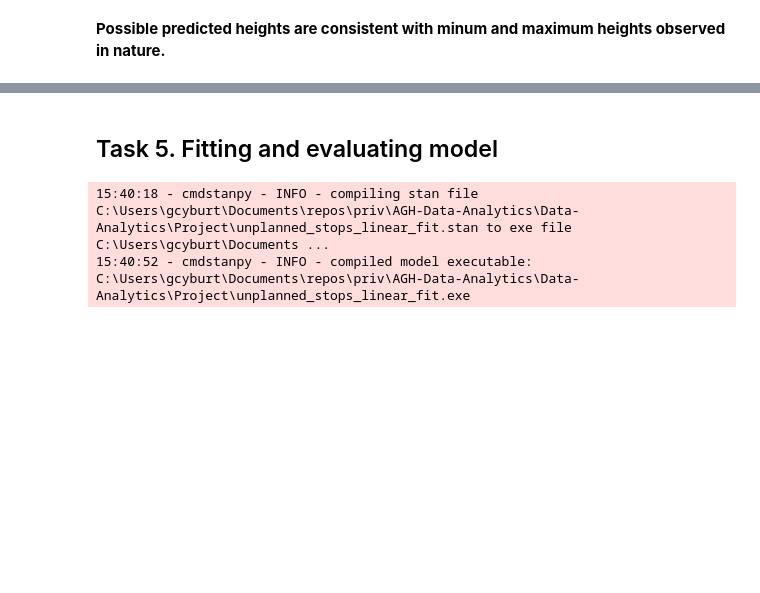
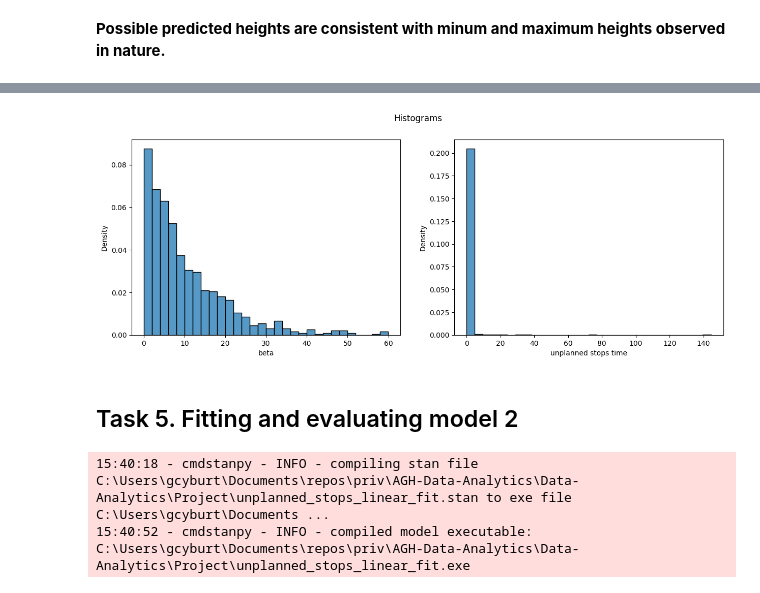
Before and after one commit to Artur-Mzyk/Data-Analytics, a Jupyter notebook: Project/review.ipynb, the cells around one changed output, grey strips where cells are left out. Drawn from its saved outputs; the diff is of its cells as text; code cells hidden in the pictures; blank space fills up the shorter version.

Commit message:
linear ppc

```diff
--- a/Project/review.ipynb
+++ b/Project/review.ipynb
@@ -402,0 +354,4 @@ plt.show()
+# %%
+model_2_ppc = CmdStanModel(stan_file="unplanned_stops_linear_ppc.stan")
+data_sim_2 = {'alpha_': 0.1, 'beta_': 0.1}
+sim_2 = model_2_ppc.sample(data=data_sim_2, iter_sampling=REFRESH, iter_warmup=0, chains=1, refresh=REFRESH, fixed_param=True, seed=SEED)
@@ -403,5 +361,18 @@ plt.show()
+# %%
+sim_pd = sim_2.draws_pd()
+
+_, ax = plt.subplots(1, 2, figsize=(15, 5))
+sns.histplot(data=sim_pd, x="beta", stat="density", ax=ax[0], bins=30)
+sns.histplot(data=sim_pd, x="unplanned_stops_time", stat="density", ax=ax[1], bins=30)
+
+ax[0].set_xlabel("beta")
+ax[1].set_xlabel("unplanned stops time")
+plt.suptitle("Histograms")
+plt.show()
+# %% [output]
+[figure, added]
 # %% [markdown]
-## Task 5. Fitting and evaluating model
+## Task 5. Fitting and evaluating model 2
 # %%
 model_2_fit = CmdStanModel(stan_file="unplanned_stops_linear_fit.stan")
 # %% [output]
```
Also changed, not shown: parts of 9 cells of this notebook, 1 other file.
